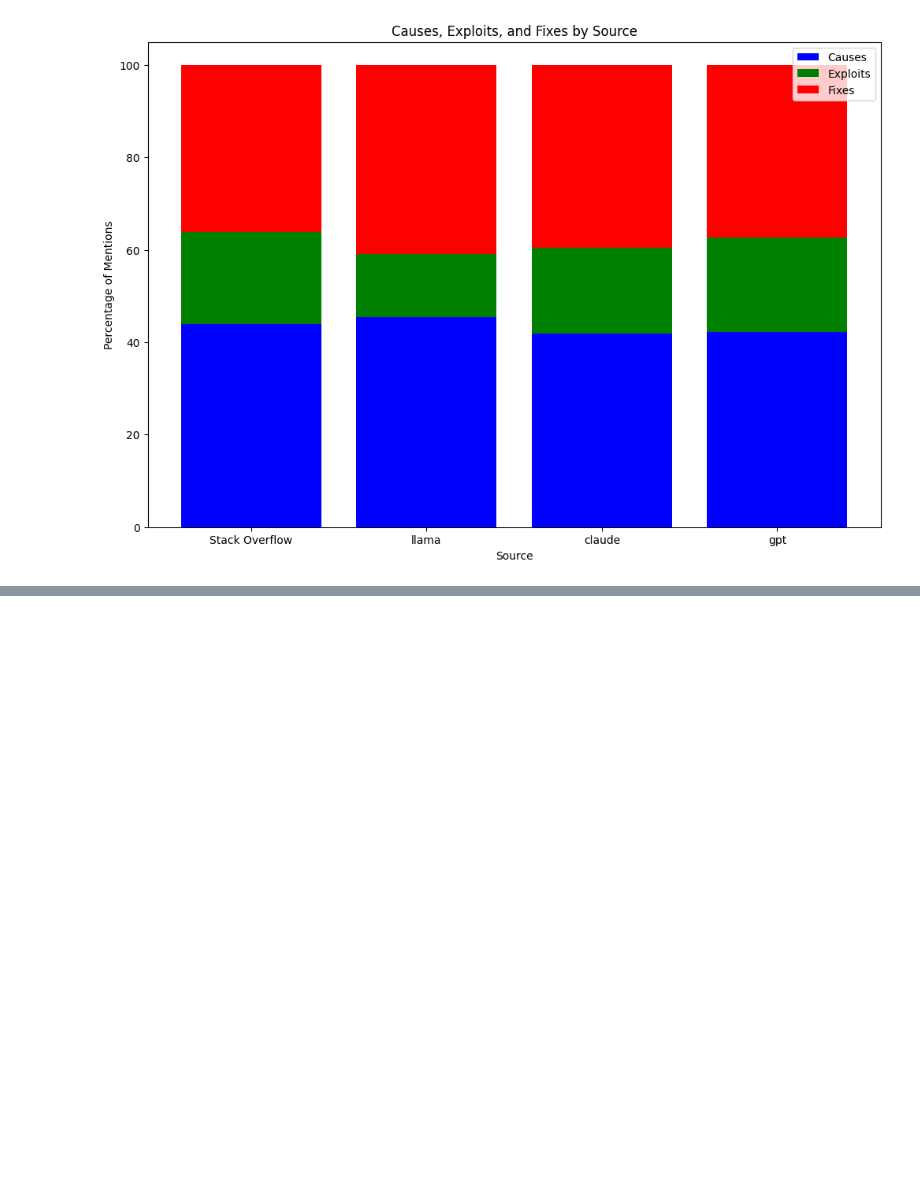
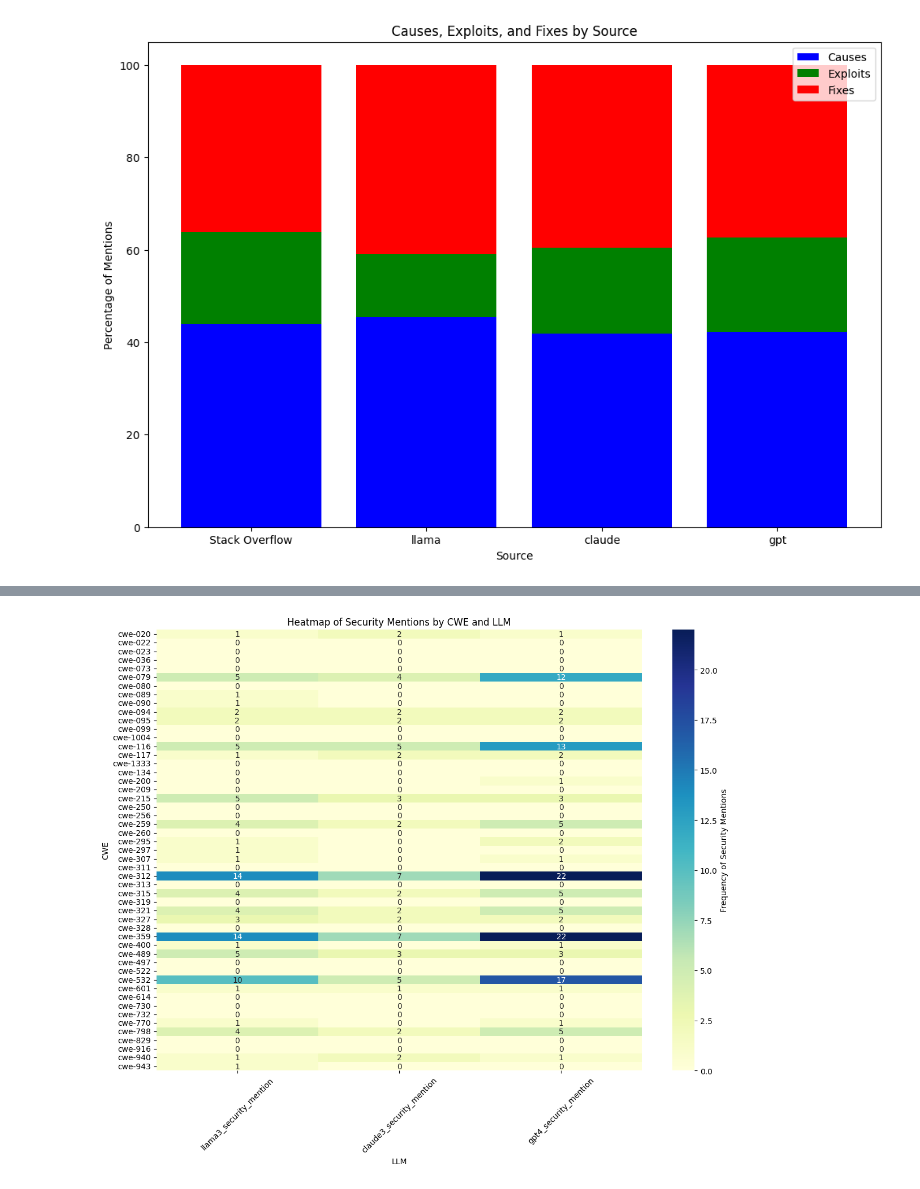
Before and after one commit to ngducanh126/security_llm_visualization, a Jupyter notebook: Visualize.ipynb, the cells around one changed output, grey strips where cells are left out. Saved outputs shown, nothing was run; the diff lists cells and outputs as text; code cells hidden in the pictures; blank space fills up the shorter version.

Commit message:
add 4.heatmap

```diff
--- a/Visualize.ipynb
+++ b/Visualize.ipynb
@@ -164,0 +167,21 @@ plt.show()
+# %%
+df = pd.read_csv('rq2_analysis_with_mention_150_results_full.csv')
+
+df['llama3_security_mention'] = pd.to_numeric(df['llama3_security_mention'], errors='coerce').fillna(0).astype(int)
+df['claude3_security_mention'] = pd.to_numeric(df['claude3_security_mention'], errors='coerce').fillna(0).astype(int)
+df['gpt4_security_mention'] = pd.to_numeric(df['gpt4_security_mention'], errors='coerce').fillna(0).astype(int)
+
+
+df['tags'] = df['tags'].apply(lambda x: x.strip("[]").replace("'", "").split(", "))
+df = df.explode('tags')
+
+# get cwe
+df['tags'] = df['tags'].apply(lambda x: x if 'cwe' in x else None)
+df = df.dropna(subset=['tags'])
+
+# get cwe tag
+df['CWE'] = df['tags'].apply(lambda x: x.split('/')[-1])
+
+# group by CWE and sum the security mentions
+heatmap_data = df.groupby('CWE')[['llama3_security_mention', 'claude3_security_mention', 'gpt4_security_mention']].sum()
+print(heatmap_data)
@@ -164,0 +206,19 @@ plt.show()
+# %%
+# Set up the matplotlib figure
+plt.figure(figsize=(12, 10))
+
+# Create the heatmap
+sns.heatmap(heatmap_data, annot=True, fmt='d', cmap='YlGnBu', cbar_kws={'label': 'Frequency of Security Mentions'})
+
+# Customize the plot
+plt.title('Heatmap of Security Mentions by CWE and LLM')
+plt.xlabel('LLM')
+plt.ylabel('CWE')
+plt.xticks(rotation=45)
+plt.yticks(rotation=0)
+
+# Show the plot
+plt.tight_layout()
+plt.show()
+# %% [output]
+[figure, added]
```
Also changed, not shown: parts of 2 cells of this notebook.
